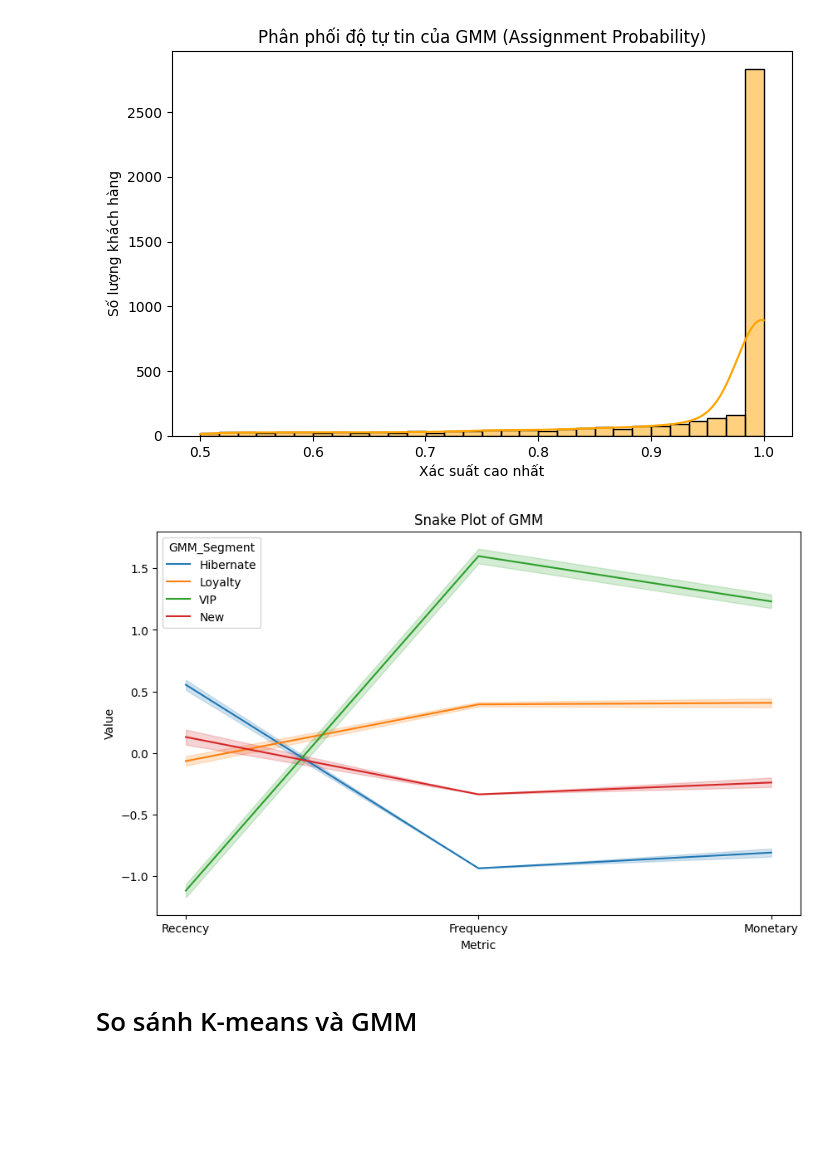
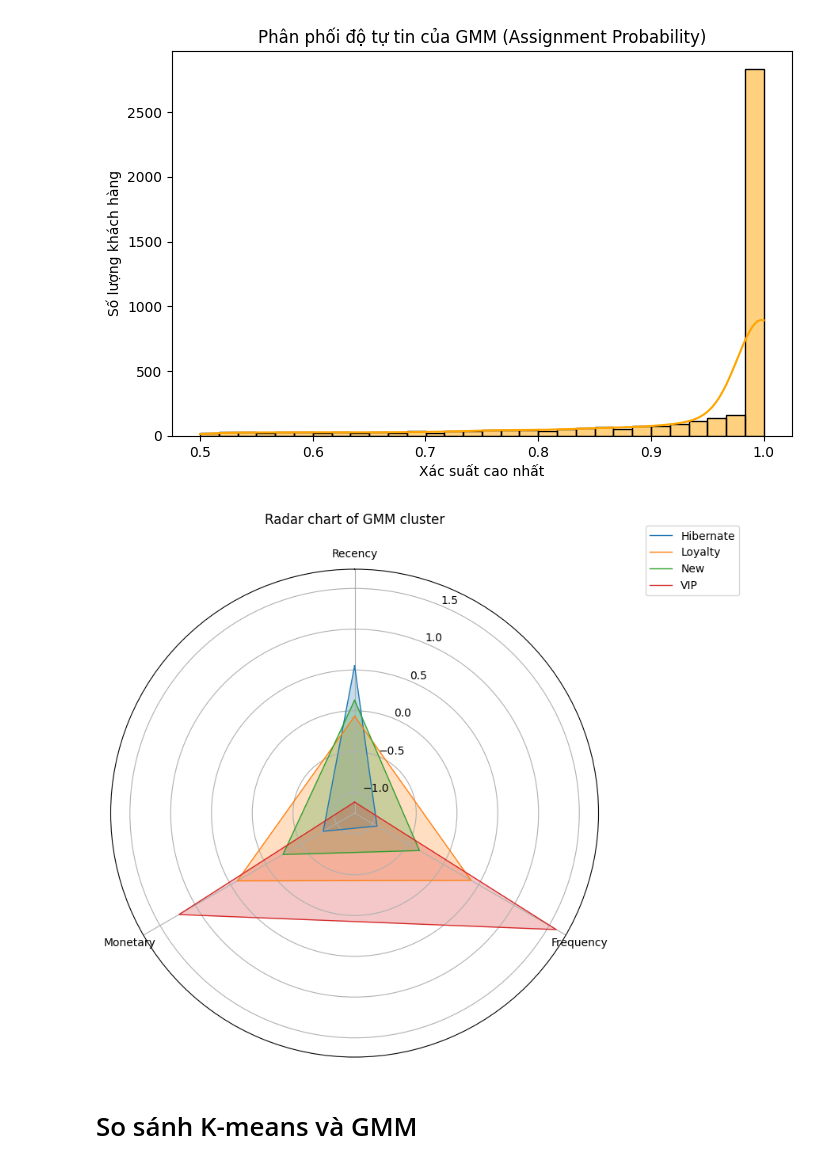
Before and after one commit to dieulinh24071-boop/Midterm-2_Group1_RFM, a Jupyter notebook: RFM_GroupN1_fixed_2.ipynb, the cells around one changed output. Drawn from its saved outputs; the diff is of its cells as text; code cells hidden in the pictures; blank space fills up the shorter version.

```diff
--- a/RFM_GroupN1_fixed_2.ipynb
+++ b/RFM_GroupN1_fixed_2.ipynb
@@ -713,26 +752,38 @@ plt.ylabel('Số lượng khách hàng')
 plt.show()
 # %% [output]
 [figure]
-# %%
-# Snake plot cho GMM Cluster
-plot_gmm = rfm_scaled_df.copy()
-plot_gmm['GMM_Cluster'] = rfm['GMM_Cluster']
-plot_gmm['GMM_Segment'] = rfm['GMM_Segment']
-
-rfm_melted = pd.melt(
-    plot_gmm.reset_index(),
-    id_vars=['CustomerID', 'GMM_Cluster', 'GMM_Segment'],
-    value_vars=['Recency', 'Frequency', 'Monetary'],
-    var_name='Metric',
-    value_name='Value'
-)
-
-plt.figure(figsize=(10, 6))
-sns.lineplot(data=rfm_melted, x='Metric', y='Value', hue='GMM_Segment')
-plt.title('Snake Plot of GMM')
-plt.show()
-# %% [output]
-[figure, removed]
+# %%
+#  Radar chart cho GMM cluster
+rfm_scaled_with_gmm_clusters = rfm_scaled_df.copy()
+rfm_scaled_with_gmm_clusters['GMM_Segment'] = rfm['GMM_Segment']
+
+radar_data_gmm = rfm_scaled_with_gmm_clusters.groupby('GMM_Segment')[['Recency', 'Frequency', 'Monetary']].mean().reset_index()
+
+labels_gmm = np.array(['Recency', 'Frequency', 'Monetary'])
+num_vars_gmm = len(labels_gmm)
+
+angles_gmm = np.linspace(0, 2 * np.pi, num_vars_gmm, endpoint=False).tolist()
+angles_gmm += angles_gmm[:1] # Lặp lại điểm đầu để đóng biểu đồ
+
+fig_gmm, ax_gmm = plt.subplots(figsize=(8, 8), subplot_kw=dict(polar=True))
+
+for i, row in radar_data_gmm.iterrows():
+    values_gmm = row[labels_gmm].values.flatten().tolist()
+    values_gmm += values_gmm[:1]
+    ax_gmm.plot(angles_gmm, values_gmm, linewidth=1, linestyle='solid', label=row['GMM_Segment'])
+    ax_gmm.fill(angles_gmm, values_gmm, alpha=0.25)
+
+ax_gmm.set_theta_offset(np.pi / 2)
+ax_gmm.set_theta_direction(-1)
+
+ax_gmm.set_xticks(angles_gmm[:-1])
+ax_gmm.set_xticklabels(labels_gmm)
+
+ax_gmm.set_title('Radar chart of GMM cluster', y=1.08)
+ax_gmm.legend(loc='upper right', bbox_to_anchor=(1.3, 1.1))
+plt.show()
+# %% [output]
+[figure, added]
 # %% [markdown]
 # So sánh K-means và GMM
 # %%
```
Also changed, not shown: parts of 20 cells of this notebook.
